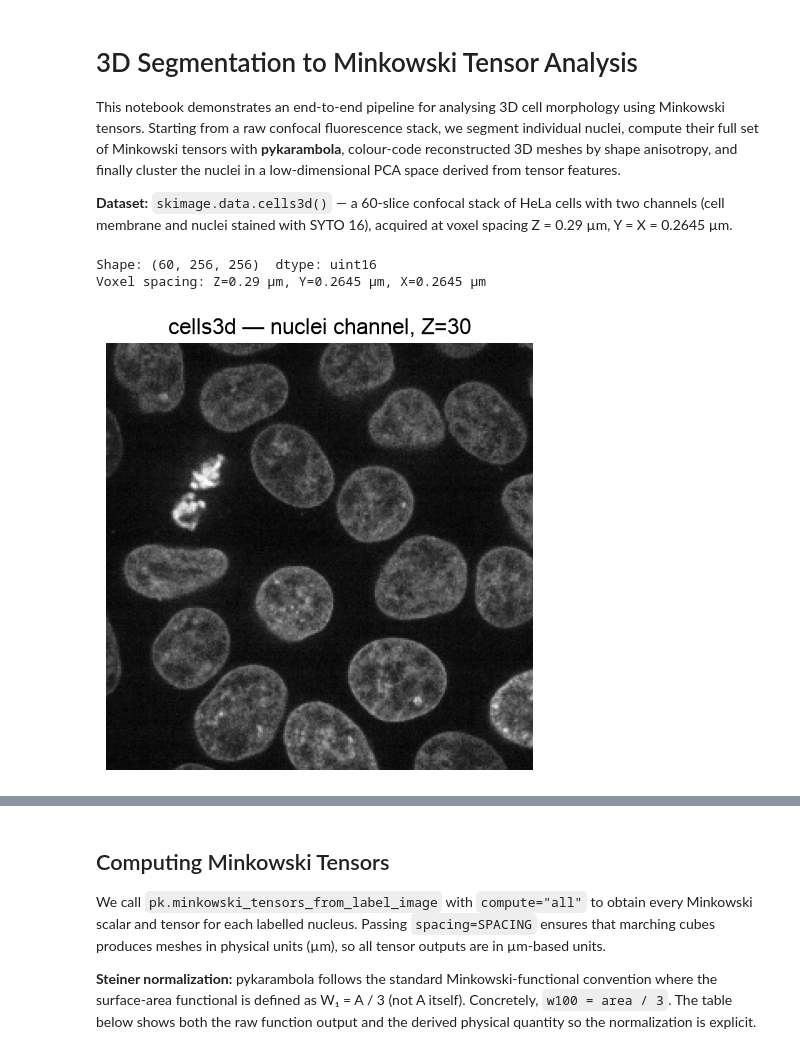
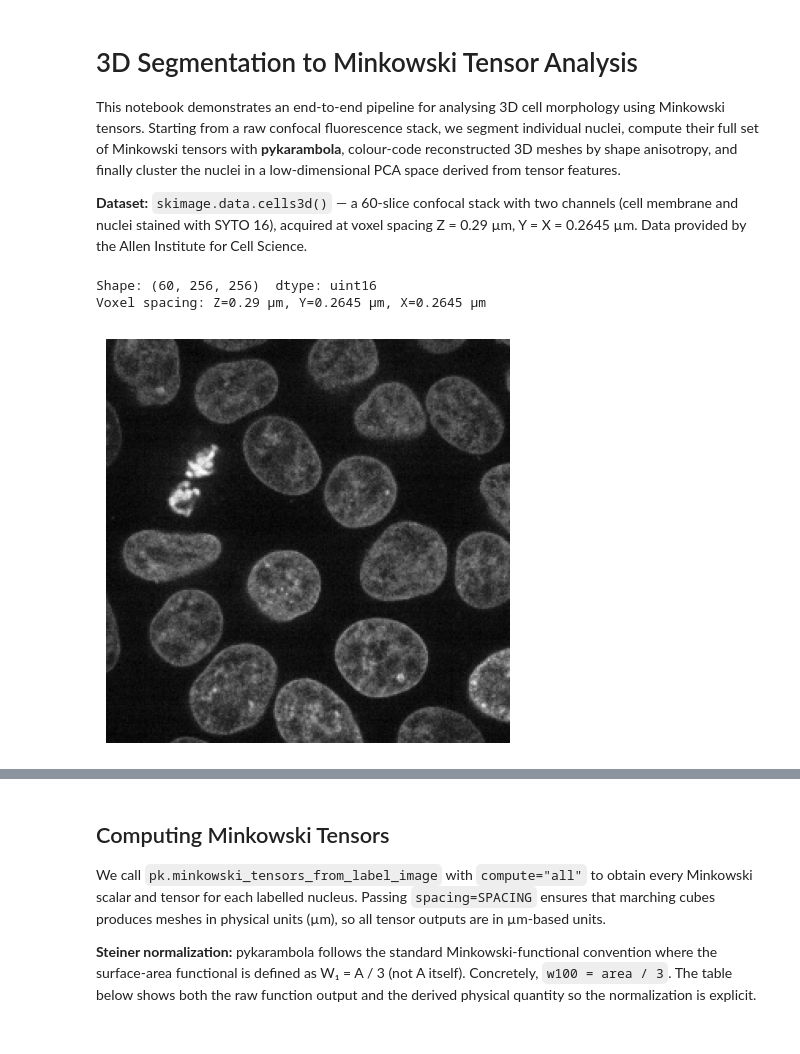
Before and after one commit to Ishihara-SynthMorph/pykarambola, a Jupyter notebook: examples/segmentation_workflow.ipynb, the cells around one changed output, grey strips where cells are left out. Drawn from its saved outputs; the diff is of its cells as text; code cells hidden in the pictures.

```diff
--- a/examples/segmentation_workflow.ipynb
+++ b/examples/segmentation_workflow.ipynb
@@ -3,7 +3,7 @@
 
 This notebook demonstrates an end-to-end pipeline for analysing 3D cell morphology using Minkowski tensors. Starting from a raw confocal fluorescence stack, we segment individual nuclei, compute their full set of Minkowski tensors with **pykarambola**, colour-code reconstructed 3D meshes by shape anisotropy, and finally cluster the nuclei in a low-dimensional PCA space derived from tensor features.
 
-**Dataset:** `skimage.data.cells3d()` — a 60-slice confocal stack of HeLa cells with two channels (cell membrane and nuclei stained with SYTO 16), acquired at voxel spacing Z = 0.29 µm, Y = X = 0.2645 µm.
+**Dataset:** `skimage.data.cells3d()` — a 60-slice confocal stack with two channels (cell membrane and nuclei stained with SYTO 16), acquired at voxel spacing Z = 0.29 µm, Y = X = 0.2645 µm. Data provided by the Allen Institute for Cell Science.
 # %%
 import numpy as np
 import matplotlib.pyplot as plt
@@ -20,35 +20,34 @@ import pykarambola as pk
 # %%
 plt.rcParams['font.family'] = 'Arial'
 plt.rcParams.update({
-    'font.size':       16,
-    'axes.titlesize':  16,
-    'axes.labelsize':  15,
-    'xtick.labelsize': 13,
-    'ytick.labelsize': 13,
+    'font.size':       32,
+    'axes.titlesize':  32,
+    'axes.labelsize':  30,
+    'xtick.labelsize': 28,
+    'ytick.labelsize': 28,
 })
 
 cells = data.cells3d()          # (60, 2, 256, 256) uint16, axes: Z C Y X
 membrane = cells[:, 0, :, :]   # channel 0 = cell membrane
 nuclei   = cells[:, 1, :, :]   # channel 1 = nuclei (SYTO 16)
 
 # physical voxel spacing (Z, Y, X) in µm — from skimage docs
 SPACING = (0.29, 0.2645, 0.2645)
 
 print(f"Shape: {nuclei.shape}  dtype: {nuclei.dtype}")
 print(f"Voxel spacing: Z={SPACING[0]} µm, Y={SPACING[1]} µm, X={SPACING[2]} µm")
 
 # show mid-Z slice
-fig, ax = plt.subplots(figsize=(5, 5))
+fig, ax = plt.subplots(figsize=(6, 5))
 ax.imshow(nuclei[30], cmap='Grays_r')
 ax.axis('off')
-ax.set_title('cells3d — nuclei channel, Z=30')
 plt.tight_layout()
 plt.savefig('../assets/demo_raw.png', dpi=150, bbox_inches='tight')
 plt.show()
 # %% [output]
 Shape: (60, 256, 256)  dtype: uint16
 Voxel spacing: Z=0.29 µm, Y=0.2645 µm, X=0.2645 µm
-[figure, old version]
+[figure, new version]
 # %% [markdown]
 ## Preprocessing & Segmentation
 
```
Also changed, not shown: parts of 6 cells of this notebook, 49 other files.
